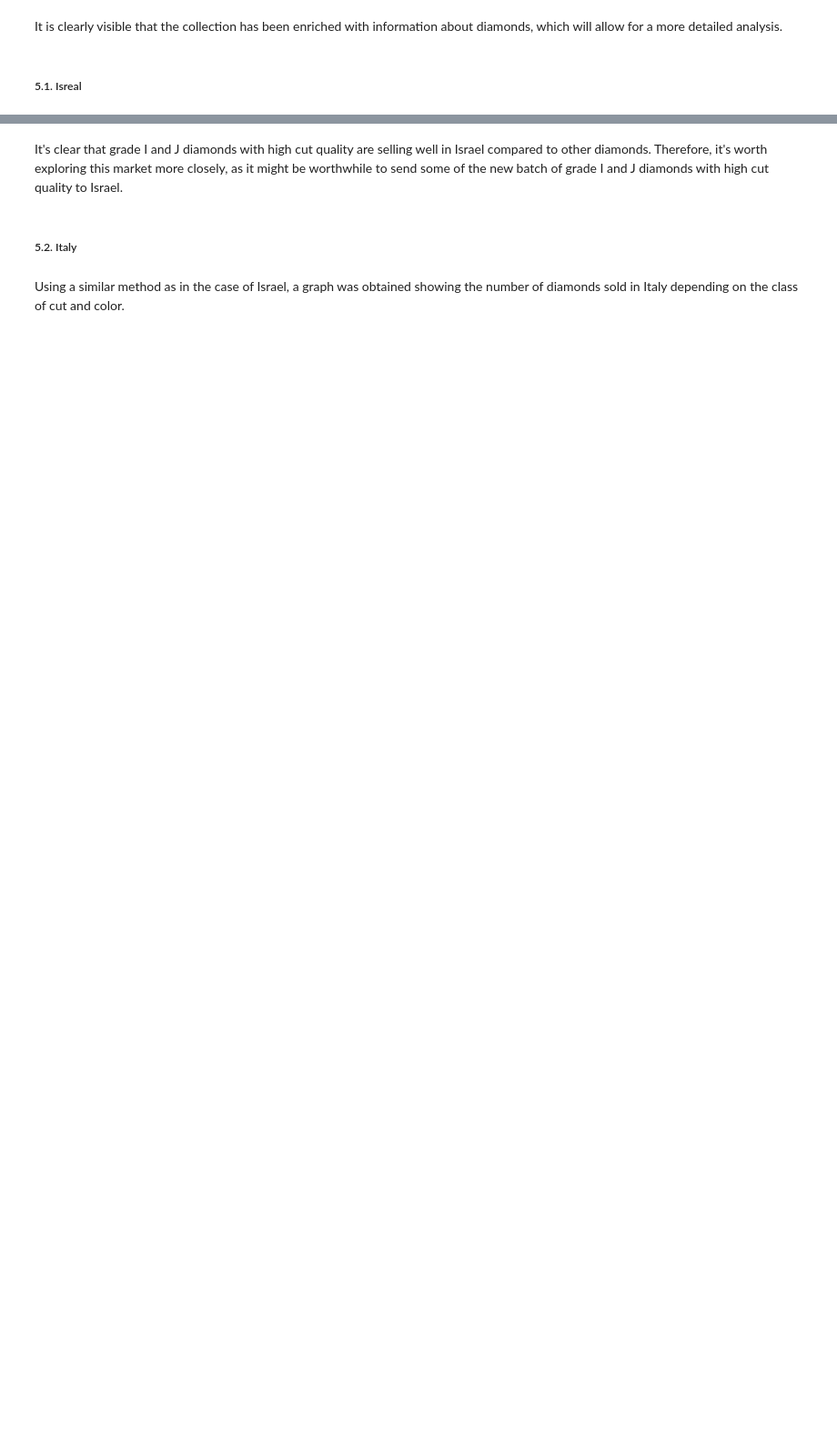
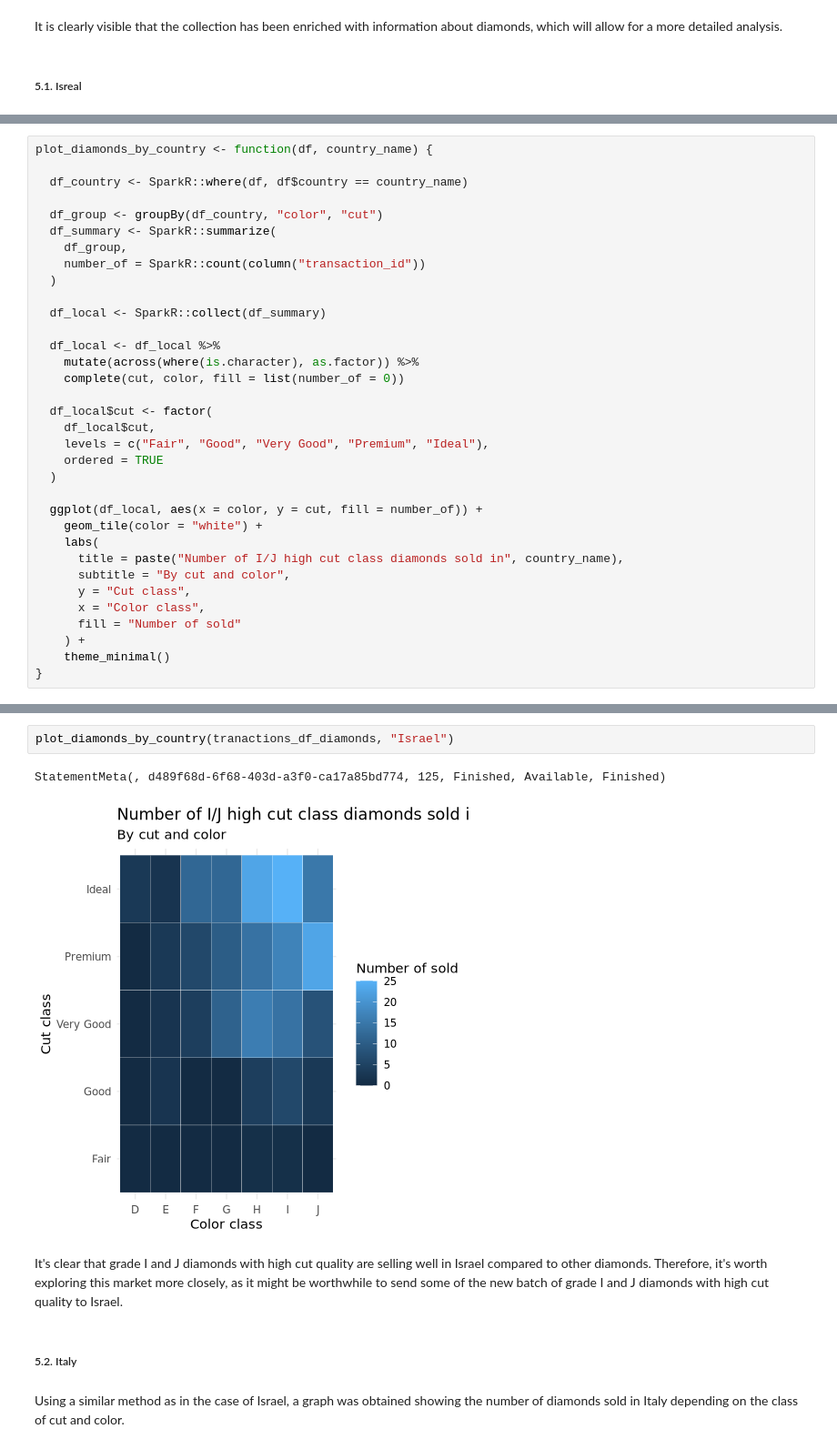
Before and after one commit to wojciechfpga/LakehouseDataAnalysis, a Jupyter notebook: israel_italy_diamonds_analysis.ipynb, the cells around one changed output, grey strips where cells are left out. Shown at 91% size. Saved outputs shown, nothing was run; the diff lists cells and outputs as text; blank space fills up the shorter version.

```diff
--- a/israel_italy_diamonds_analysis.ipynb
+++ b/israel_italy_diamonds_analysis.ipynb
@@ -403,0 +318,34 @@ StatementMeta(, e1be8afc-5e98-4a6a-b81c-f9b5d49ae246, 593, Finished, Available,
+# %%
+plot_diamonds_by_country <- function(df, country_name) {
+
+  df_country <- SparkR::where(df, df$country == country_name)
+
+  df_group <- groupBy(df_country, "color", "cut")
+  df_summary <- SparkR::summarize(
+    df_group,
+    number_of = SparkR::count(column("transaction_id"))
+  )
+
+  df_local <- SparkR::collect(df_summary)
+
+  df_local <- df_local %>%
+    mutate(across(where(is.character), as.factor)) %>%
+    complete(cut, color, fill = list(number_of = 0))
+
+  df_local$cut <- factor(
+    df_local$cut,
+    levels = c("Fair", "Good", "Very Good", "Premium", "Ideal"),
+    ordered = TRUE
+  )
+
+  ggplot(df_local, aes(x = color, y = cut, fill = number_of)) +
+    geom_tile(color = "white") +
+    labs(
+      title = paste("Number of I/J high cut class diamonds sold in", country_name),
+      subtitle = "By cut and color",
+      y = "Cut class",
+      x = "Color class",
+      fill = "Number of sold"
+    ) +
+    theme_minimal()
+}
@@ -404,3 +356,8 @@ StatementMeta(, e1be8afc-5e98-4a6a-b81c-f9b5d49ae246, 593, Finished, Available,
+# %%
+plot_diamonds_by_country(tranactions_df_diamonds, "Israel")
+# %% [output]
+StatementMeta(, d489f68d-6f68-403d-a3f0-ca17a85bd774, 125, Finished, Available, Finished)
+[figure, added]
 # %% [markdown]
 It's clear that grade I and J diamonds with high cut quality are selling well in Israel compared to other diamonds. Therefore, it's worth exploring this market more closely, as it might be worthwhile to send some of the new batch of grade I and J diamonds with high cut quality to Israel.
 # %% [markdown]
```
Also changed, not shown: parts of 115 cells of this notebook.
